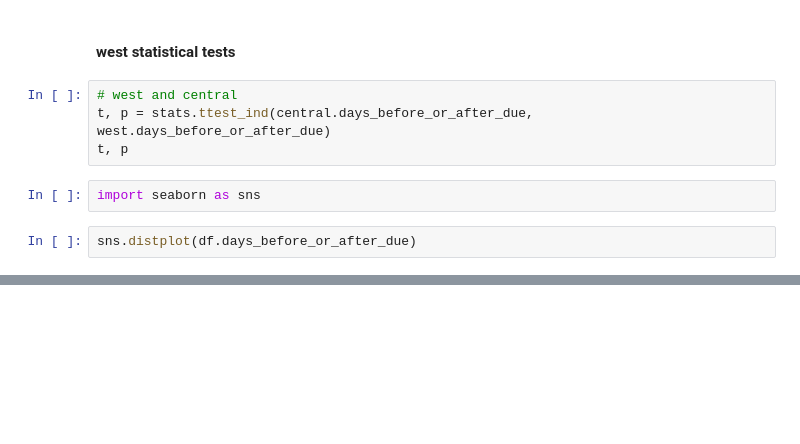
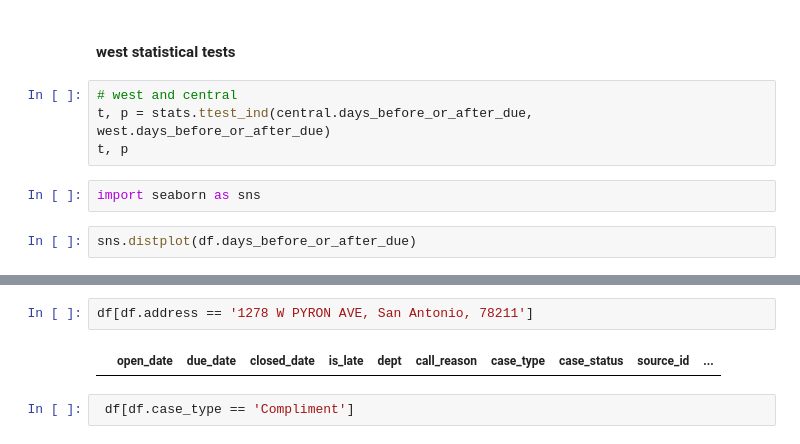
Before and after one commit to 3-1-1-Codeup/project, a Jupyter notebook: workbooks/lori/tableau.ipynb, the cells around one changed output, grey strips where cells are left out. Cells and saved outputs as stored; diff of their text form; blank space fills up the shorter version.

```diff
--- a/workbooks/lori/tableau.ipynb
+++ b/workbooks/lori/tableau.ipynb
@@ -465,0 +475,6 @@ sns.distplot(df.days_before_or_after_due)
+# %%
+df[df.address == '1278 W PYRON AVE, San Antonio, 78211']
+# %% [output]
+|  | open_date | due_date | closed_date | is_late | dept | call_reason | case_type | case_status | source_id | ... |
+# %%
+ df[df.case_type == 'Compliment']
```
Also changed, not shown: parts of 1 cell of this notebook.
